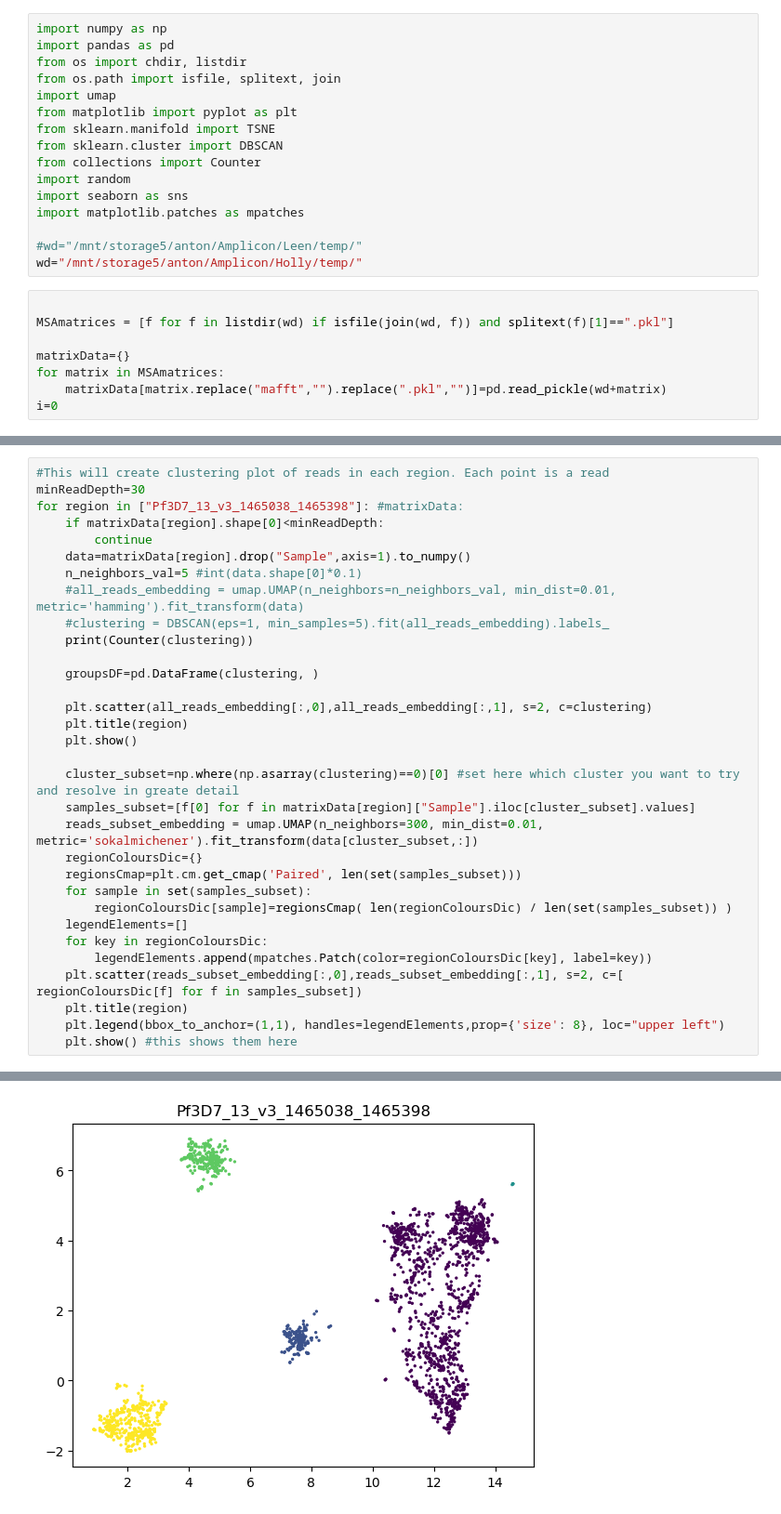
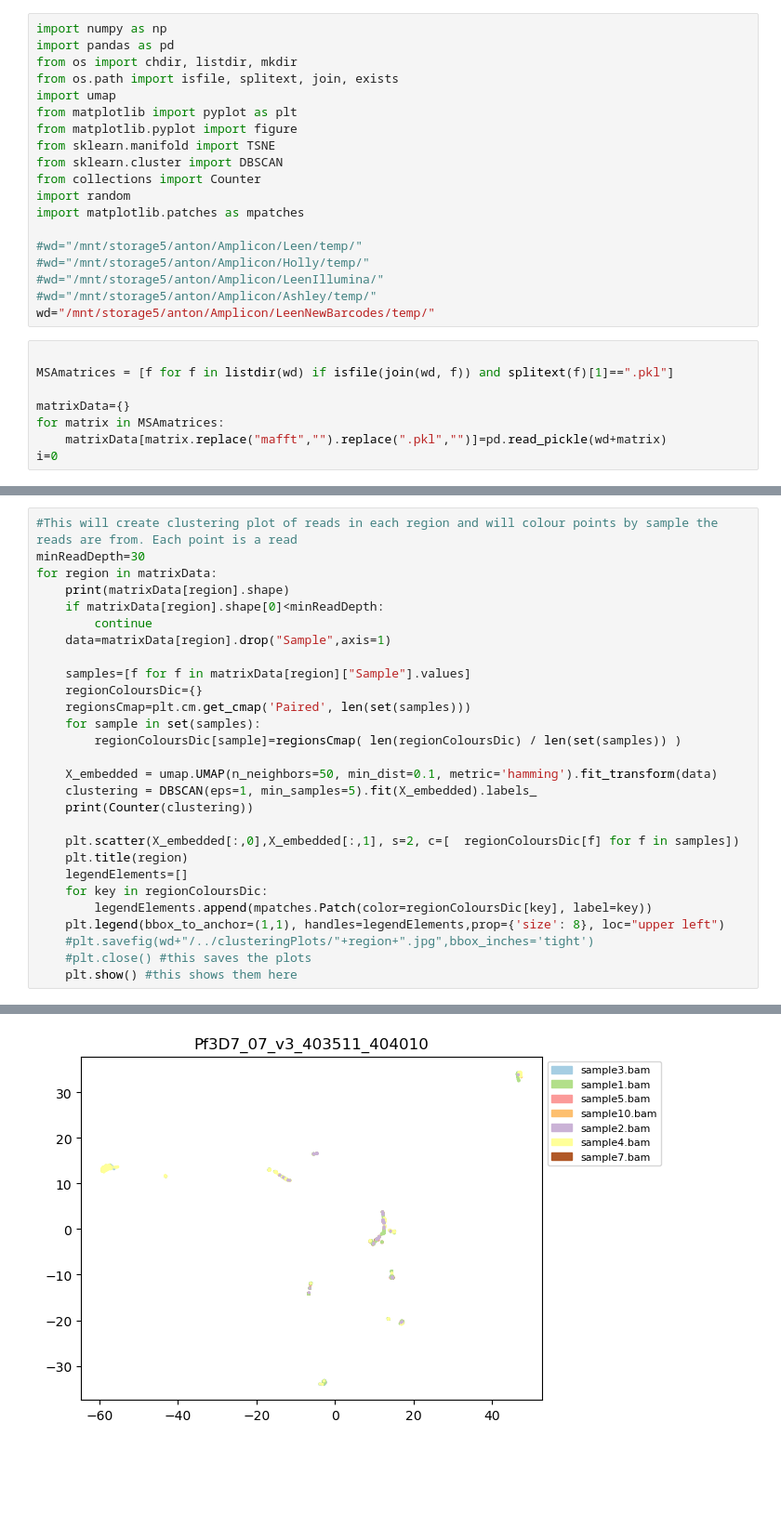
Before and after one commit to AntonS-bio/AmpliconHaplotypes, a Jupyter notebook: AmpliconReadClustering.ipynb, the cells around one changed output, grey strips where cells are left out. Shown at 93% size. Drawn from its saved outputs; the diff is of its cells as text; blank space fills up the shorter version.

```diff
--- a/AmpliconReadClustering.ipynb
+++ b/AmpliconReadClustering.ipynb
@@ -1,19 +1,22 @@
 # %%
 import numpy as np
 import pandas as pd
-from os import chdir, listdir
-from os.path import isfile, splitext, join
+from os import chdir, listdir, mkdir
+from os.path import isfile, splitext, join, exists
 import umap
 from matplotlib import pyplot as plt
+from matplotlib.pyplot import figure
 from sklearn.manifold import TSNE
 from sklearn.cluster import DBSCAN
 from collections import Counter
 import random
-import seaborn as sns
 import matplotlib.patches as mpatches
 
 #wd="/mnt/storage5/anton/Amplicon/Leen/temp/"
-wd="/mnt/storage5/anton/Amplicon/Holly/temp/"
+#wd="/mnt/storage5/anton/Amplicon/Holly/temp/"
+#wd="/mnt/storage5/anton/Amplicon/LeenIllumina/"
+#wd="/mnt/storage5/anton/Amplicon/Ashley/temp/"
+wd="/mnt/storage5/anton/Amplicon/LeenNewBarcodes/temp/"
 # %%
 
 MSAmatrices = [f for f in listdir(wd) if isfile(join(wd, f)) and splitext(f)[1]==".pkl"]
@@ -37,33 +74,29 @@ plt.show()
 # %%
-#This will create clustering plot of reads in each region. Each point is a read
+#This will create clustering plot of reads in each region and will colour points by sample the reads are from. Each point is a read
 minReadDepth=30
-for region in ["Pf3D7_13_v3_1465038_1465398"]: #matrixData:
+for region in matrixData:
+    print(matrixData[region].shape)
     if matrixData[region].shape[0]<minReadDepth:
         continue
-    data=matrixData[region].drop("Sample",axis=1).to_numpy()
-    n_neighbors_val=5 #int(data.shape[0]*0.1)
-    #all_reads_embedding = umap.UMAP(n_neighbors=n_neighbors_val, min_dist=0.01, metric='hamming').fit_transform(data)
-    #clustering = DBSCAN(eps=1, min_samples=5).fit(all_reads_embedding).labels_
+    data=matrixData[region].drop("Sample",axis=1)
+
+    samples=[f for f in matrixData[region]["Sample"].values]
+    regionColoursDic={}
+    regionsCmap=plt.cm.get_cmap('Paired', len(set(samples)))
+    for sample in set(samples):
+        regionColoursDic[sample]=regionsCmap( len(regionColoursDic) / len(set(samples)) )
+
+    X_embedded = umap.UMAP(n_neighbors=50, min_dist=0.1, metric='hamming').fit_transform(data)
+    clustering = DBSCAN(eps=1, min_samples=5).fit(X_embedded).labels_
     print(Counter(clustering))
 
-    groupsDF=pd.DataFrame(clustering, )
-
-    plt.scatter(all_reads_embedding[:,0],all_reads_embedding[:,1], s=2, c=clustering)
+    plt.scatter(X_embedded[:,0],X_embedded[:,1], s=2, c=[  regionColoursDic[f] for f in samples])
     plt.title(region)
-    plt.show()
-
-    cluster_subset=np.where(np.asarray(clustering)==0)[0] #set here which cluster you want to try and resolve in greate detail
-    samples_subset=[f[0] for f in matrixData[region]["Sample"].iloc[cluster_subset].values]
-    reads_subset_embedding = umap.UMAP(n_neighbors=300, min_dist=0.01, metric='sokalmichener').fit_transform(data[cluster_subset,:])
-    regionColoursDic={}
-    regionsCmap=plt.cm.get_cmap('Paired', len(set(samples_subset)))
-    for sample in set(samples_subset):
-        regionColoursDic[sample]=regionsCmap( len(regionColoursDic) / len(set(samples_subset)) )
     legendElements=[]
     for key in regionColoursDic:
         legendElements.append(mpatches.Patch(color=regionColoursDic[key], label=key))
-    plt.scatter(reads_subset_embedding[:,0],reads_subset_embedding[:,1], s=2, c=[  regionColoursDic[f] for f in samples_subset])
-    plt.title(region)
     plt.legend(bbox_to_anchor=(1,1), handles=legendElements,prop={'size': 8}, loc="upper left")
+    #plt.savefig(wd+"/../clusteringPlots/"+region+".jpg",bbox_inches='tight')
+    #plt.close() #this saves the plots
     plt.show() #this shows them here
 # %% [output]
@@ -71 +105 @@ Counter({0: 1281, 4: 406, 3: 262, 1: 172, 2: 5})
-[figure, old version]
+[figure, new version]
```
Also changed, not shown: parts of 5 cells of this notebook, 4 other files.
